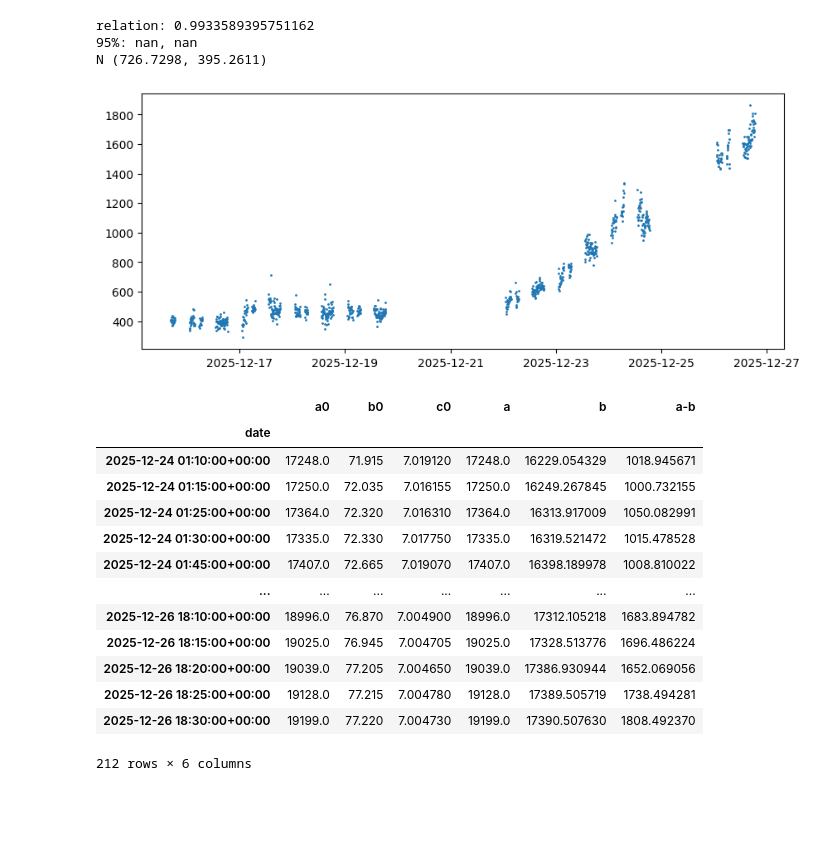
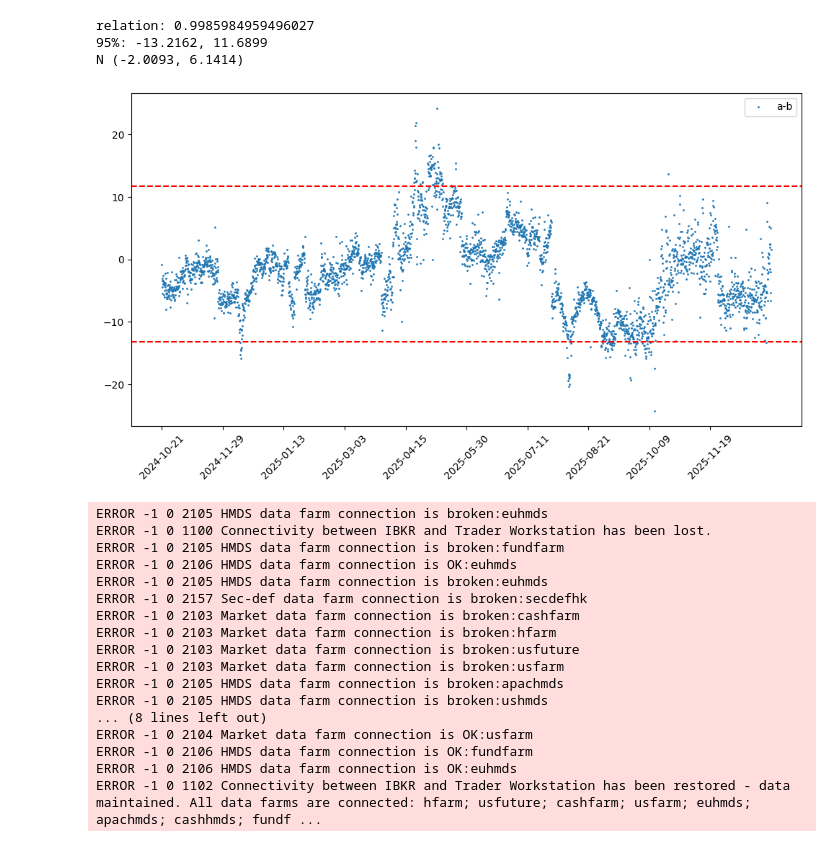
Before and after one commit to sbwkl/my-quant, a Jupyter notebook: ib1.ipynb, the cells around one changed output. Cells and saved outputs as stored; diff of their text form; code cells hidden in the pictures; blank space fills up the shorter version.

```diff
--- a/ib1.ipynb
+++ b/ib1.ipynb
@@ -300,35 +430,60 @@ df['a'] = df['a0']
 df['b'] = df['b0'] * df['c0'] * 1000 / 31.1034768
 df['a-b'] = df['a'] - df['b']
 # %%
-lower, upper = df[df.index < '2025-12-01']['a-b'].quantile([0.025, 0.975])
-print(f'relation: {df['a'].corr(df['b'])}')
+lower, upper = df['a-b'].quantile([0.025, 0.975])
+print(f'relation: {df["a"].corr(df["b"])}')
 print(f'95%: {lower:.4f}, {upper:.4f}')
-print(f'N ({df['a-b'].mean():.4f}, {df['a-b'].std():.4f})')
+print(f'N ({df["a-b"].mean():.4f}, {df["a-b"].std():.4f})')
 
-plt.figure(figsize=(10, 4))
-plt.scatter(df.index, df['a-b'], s=1)
-plt.axhline(y=lower, color='r', linestyle='--')
-plt.axhline(y=upper, color='r', linestyle='--')
-plt.show()
+# df['MA20'] = df['a-b'].rolling(20).mean()
+# df['MA114'] = df['a-b'].rolling(114).mean()
+# df['EMA114'] = df['a-b'].ewm(span=114, adjust=False).mean()
 # %% [output]
-relation: 0.9933589395751162
-95%: nan, nan
-N (726.7298, 395.2611)
+relation: 0.9985984959496027
+95%: -13.2162, 11.6899
+N (-2.0093, 6.1414)
-[figure, removed]
+# %%
+plt.figure(figsize=(12, 6))
+
+x = range(len(df.index))
+
+# plt.plot(x, df['a'], label='a')
+# plt.plot(x, df['b'], label='b')
+# plt.plot(x, df['MA114'], label='ma')
+# plt.plot(x, df['EMA114'], label='ema')
+plt.scatter(x, df['a-b'], s=1, label='a-b')
+
+step = max(1, len(x) // 10)
+ticks = x[::step]
+labels = df.index.strftime('%Y-%m-%d')[::step]
+
+plt.xticks(ticks, labels, rotation=45)
+
+plt.axhline(y=lower, color='r', linestyle='--')
+plt.axhline(y=upper, color='r', linestyle='--')
+
+plt.legend()
+plt.show()
+# %% [output]
+[figure, added]
 # %%
-df[df['a-b'] > 1000]
+# df[(df['a-b'] < -10) | (df['a-b'] > 10)]
+# df1[(df1.index.hour==23) & (df1.index.minute==0) & (df1['high'] - df1['low'] > 10)]
 # %% [output]
-|  | a0 | b0 | c0 | a | b | a-b |
-| date |  |  |  |  |  |  |
-| 2025-12-24 01:10:00+00:00 | 17248.0 | 71.915 | 7.019120 | 17248.0 | 16229.054329 | 1018.945671 |
-| 2025-12-24 01:15:00+00:00 | 17250.0 | 72.035 | 7.016155 | 17250.0 | 16249.267845 | 1000.732155 |
-| 2025-12-24 01:25:00+00:00 | 17364.0 | 72.320 | 7.016310 | 17364.0 | 16313.917009 | 1050.082991 |
-| 2025-12-24 01:30:00+00:00 | 17335.0 | 72.330 | 7.017750 | 17335.0 | 16319.521472 | 1015.478528 |
-| 2025-12-24 01:45:00+00:00 | 17407.0 | 72.665 | 7.019070 | 17407.0 | 16398.189978 | 1008.810022 |
-| ... | ... | ... | ... | ... | ... | ... |
-| 2025-12-26 18:10:00+00:00 | 18996.0 | 76.870 | 7.004900 | 18996.0 | 17312.105218 | 1683.894782 |
-| 2025-12-26 18:15:00+00:00 | 19025.0 | 76.945 | 7.004705 | 19025.0 | 17328.513776 | 1696.486224 |
-| 2025-12-26 18:20:00+00:00 | 19039.0 | 77.205 | 7.004650 | 19039.0 | 17386.930944 | 1652.069056 |
-| 2025-12-26 18:25:00+00:00 | 19128.0 | 77.215 | 7.004780 | 19128.0 | 17389.505719 | 1738.494281 |
-| 2025-12-26 18:30:00+00:00 | 19199.0 | 77.220 | 7.004730 | 19199.0 | 17390.507630 | 1808.492370 |
-212 rows × 6 columns
+ERROR -1 0 2105 HMDS data farm connection is broken:euhmds
+ERROR -1 0 1100 Connectivity between IBKR and Trader Workstation has been lost.
+ERROR -1 0 2105 HMDS data farm connection is broken:fundfarm
+ERROR -1 0 2106 HMDS data farm connection is OK:euhmds
+ERROR -1 0 2105 HMDS data farm connection is broken:euhmds
+ERROR -1 0 2157 Sec-def data farm connection is broken:secdefhk
+ERROR -1 0 2103 Market data farm connection is broken:cashfarm
+ERROR -1 0 2103 Market data farm connection is broken:hfarm
+ERROR -1 0 2103 Market data farm connection is broken:usfuture
+ERROR -1 0 2103 Market data farm connection is broken:usfarm
+ERROR -1 0 2105 HMDS data farm connection is broken:apachmds
+ERROR -1 0 2105 HMDS data farm connection is broken:ushmds
+... (8 lines left out)
+ERROR -1 0 2104 Market data farm connection is OK:usfarm
+ERROR -1 0 2106 HMDS data farm connection is OK:fundfarm
+ERROR -1 0 2106 HMDS data farm connection is OK:euhmds
+ERROR -1 0 1102 Connectivity between IBKR and Trader Workstation has been restored - data maintained. All data farms are connected: hfarm; usfuture; cashfarm; usfarm; euhmds; apachmds; cashhmds; fundf ...
```
Also changed, not shown: parts of 18 cells of this notebook, 1 other file.
